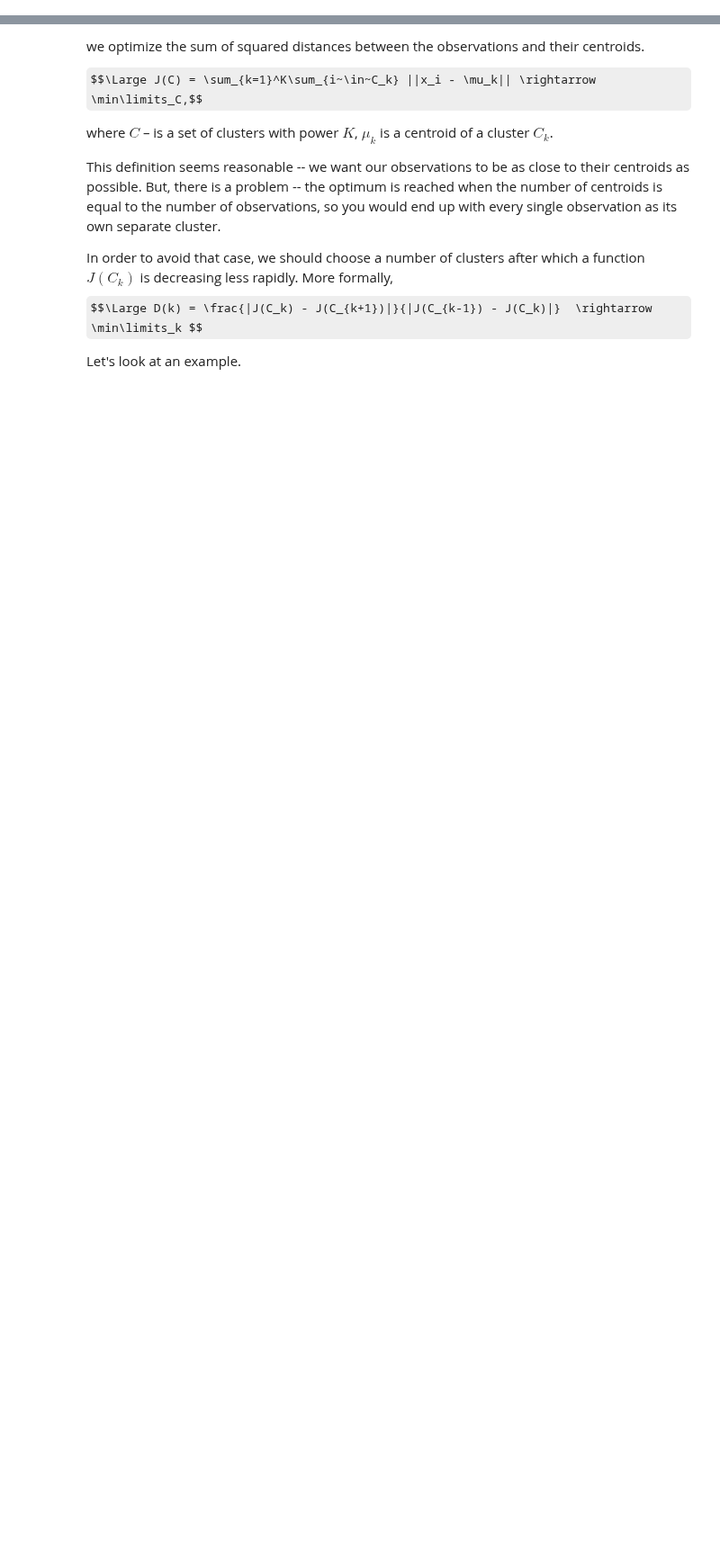
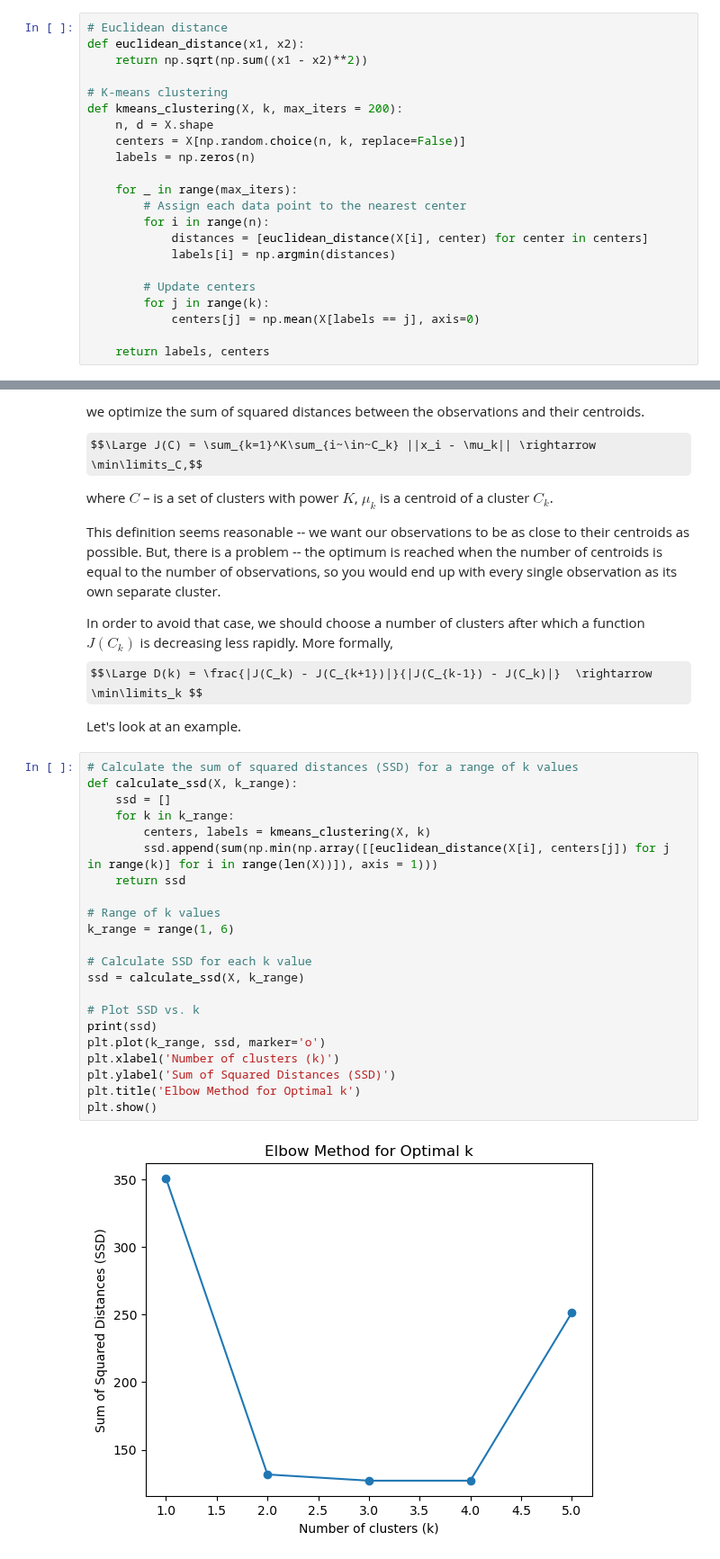
Before and after one commit to jzy0040/PythonIntroAndDataModeling, a Jupyter notebook: notebooks/BAN7101BusinessAnalytics/UnsupervisedLearning.ipynb, the cells around one changed output, grey strips where cells are left out. Shown at 90% size. Saved outputs shown, nothing was run; the diff lists cells and outputs as text; some formulas as TeX source; blank space fills up the shorter version.

```diff
--- a/notebooks/BAN7101BusinessAnalytics/UnsupervisedLearning.ipynb
+++ b/notebooks/BAN7101BusinessAnalytics/UnsupervisedLearning.ipynb
@@ -86,0 +48,22 @@ plt.show()
+# %%
+# Euclidean distance
+def euclidean_distance(x1, x2):
+    return np.sqrt(np.sum((x1 - x2)**2))
+
+# K-means clustering
+def kmeans_clustering(X, k, max_iters = 200):
+    n, d = X.shape
+    centers = X[np.random.choice(n, k, replace=False)]
+    labels = np.zeros(n)
+
+    for _ in range(max_iters):
+        # Assign each data point to the nearest center
+        for i in range(n):
+            distances = [euclidean_distance(X[i], center) for center in centers]
+            labels[i] = np.argmin(distances)
+
+        # Update centers
+        for j in range(k):
+            centers[j] = np.mean(X[labels == j], axis=0)
+
+    return labels, centers
@@ -99,3 +108,27 @@ In order to avoid that case, we should choose a number of clusters after which a
 $$\Large D(k) = \frac{|J(C_k) - J(C_{k+1})|}{|J(C_{k-1}) - J(C_k)|}  \rightarrow \min\limits_k $$
 
 Let's look at an example.
+# %%
+# Calculate the sum of squared distances (SSD) for a range of k values
+def calculate_ssd(X, k_range):
+    ssd = []
+    for k in k_range:
+        centers, labels = kmeans_clustering(X, k)
+        ssd.append(sum(np.min(np.array([[euclidean_distance(X[i], centers[j]) for j in range(k)] for i in range(len(X))]), axis = 1)))
+    return ssd
+
+# Range of k values
+k_range = range(1, 6)
+
+# Calculate SSD for each k value
+ssd = calculate_ssd(X, k_range)
+
+# Plot SSD vs. k
+print(ssd)
+plt.plot(k_range, ssd, marker='o')
+plt.xlabel('Number of clusters (k)')
+plt.ylabel('Sum of Squared Distances (SSD)')
+plt.title('Elbow Method for Optimal k')
+plt.show()
+# %% [output]
+[figure, added]
```
Also changed, not shown: parts of 17 cells of this notebook, 1 other file.
